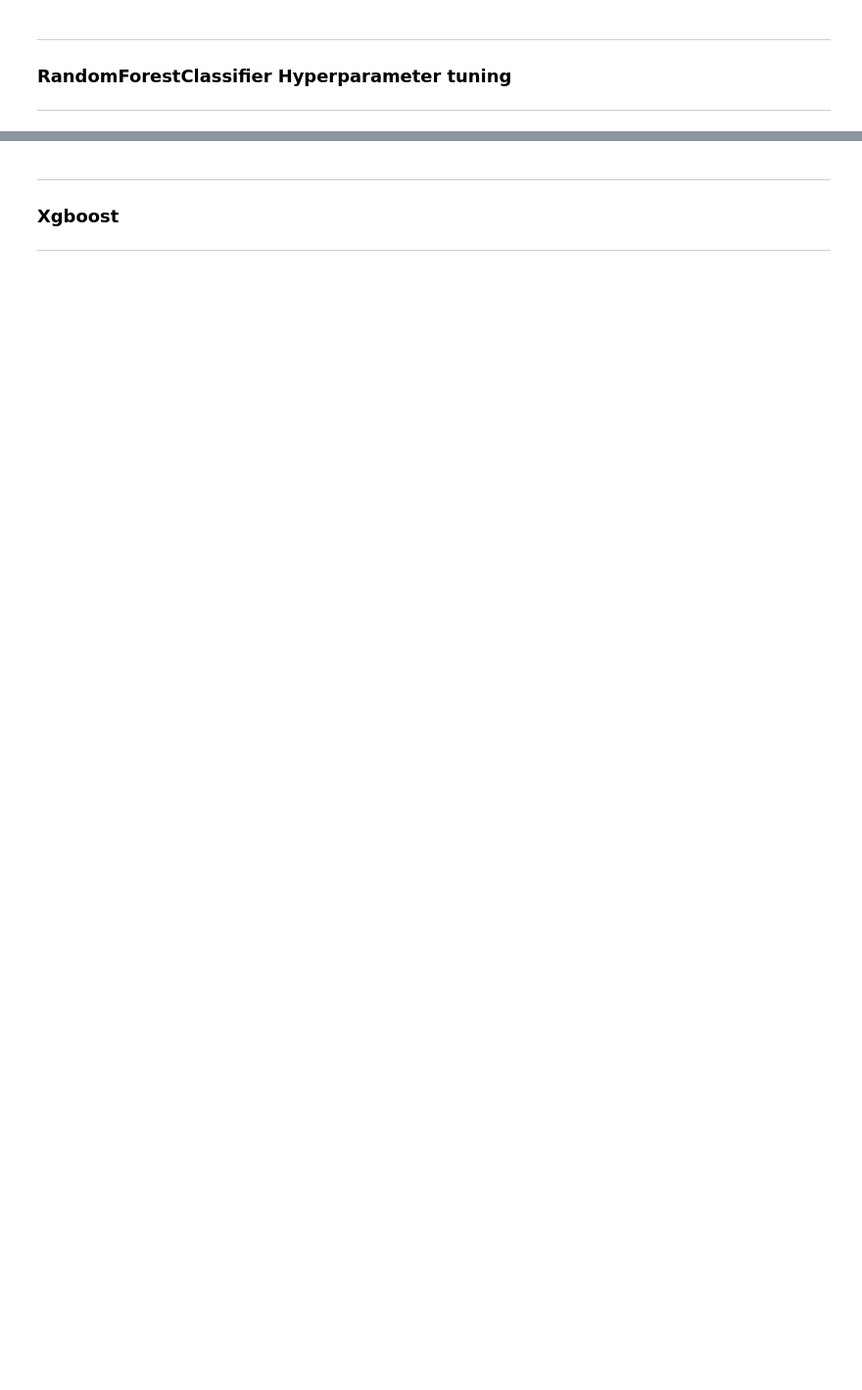
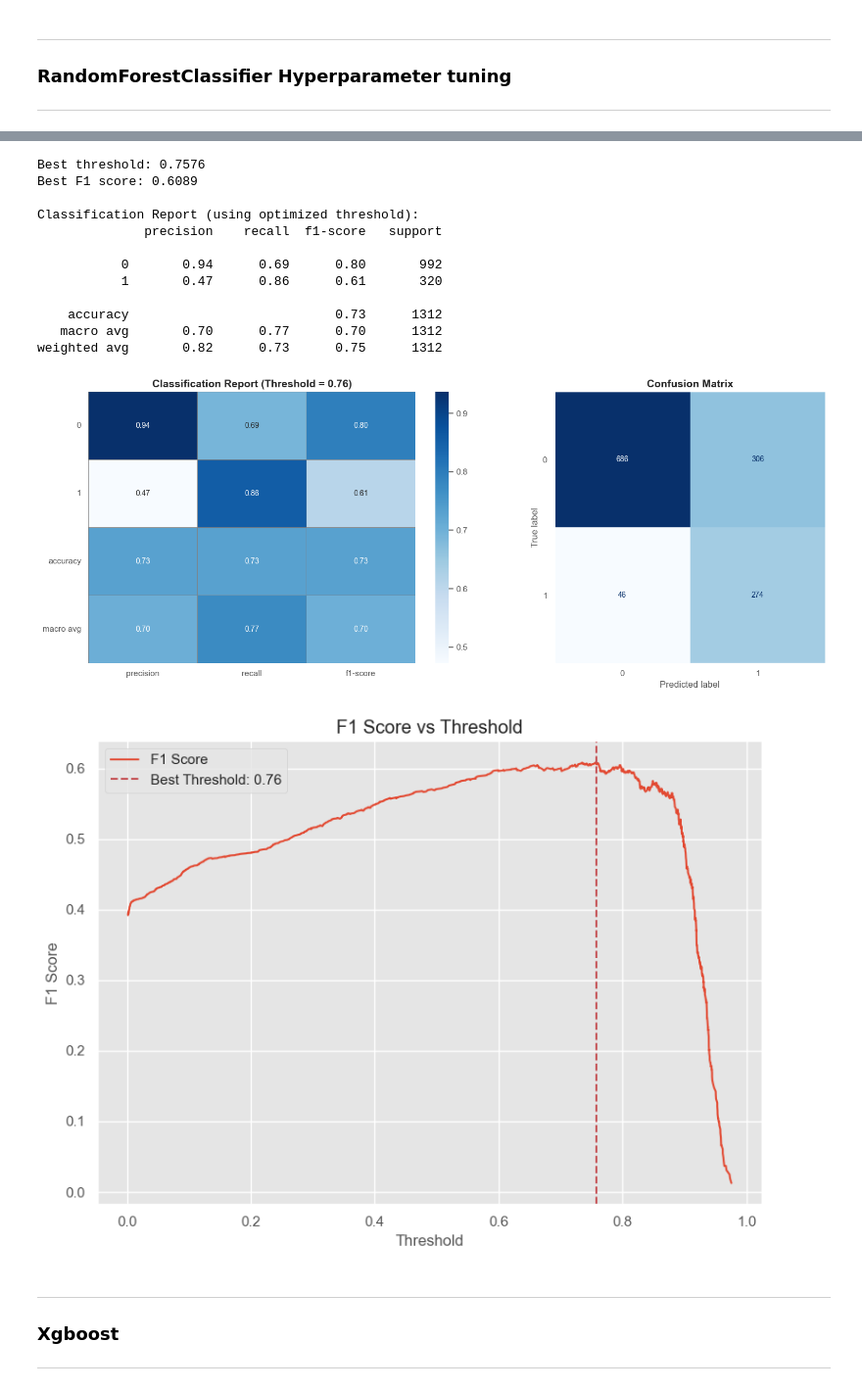
Before and after one commit to Guyfawkesp/Stroke_prediction, a Jupyter notebook: Stroke_Prediction.ipynb, the cells around one changed output, grey strips where cells are left out. Shown at 98% size. Saved outputs shown, nothing was run; the diff lists cells and outputs as text; code cells hidden in the pictures; blank space fills up the shorter version.

```diff
--- a/Stroke_Prediction.ipynb
+++ b/Stroke_Prediction.ipynb
@@ -1150,33 +1196,50 @@ cm = confusion_matrix(y_test, y_pred_opt)
 
 # Create subplots (if not already created)
 fig, axes = plt.subplots(1, 2, figsize=(16, 6))
 
 # Classification Report Heatmap
 sns.heatmap(report_df.iloc[:-1, :-1], annot=True, cmap='Blues', fmt='.2f',
             ax=axes[0], linewidths=0.5, linecolor='gray')
 axes[0].set_title(f"Classification Report (Threshold = {best_threshold:.2f})", fontsize=14, fontweight='bold')
 axes[0].tick_params(axis='y', rotation=0)
 
 # Confusion Matrix
 disp = ConfusionMatrixDisplay(confusion_matrix=cm, display_labels=best_rf.classes_)
 disp.plot(cmap='Blues', ax=axes[1], colorbar=False)
 axes[1].set_title("Confusion Matrix", fontsize=14, fontweight='bold')
 axes[1].grid(False)
 
 plt.tight_layout()
 plt.savefig("data/classification_report_and_confusion_matrix_RandomForestClassifier_Tuned_SMOTE.png", dpi=300)
 plt.show()
 
 # Plot
 plt.figure(figsize=(8,6))
 plt.plot(thresholds, f1_scores, label="F1 Score")
 plt.axvline(best_threshold, color='r', linestyle='--', label=f'Best Threshold: {best_threshold:.2f}')
 plt.xlabel("Threshold")
 plt.ylabel("F1 Score")
 plt.title("F1 Score vs Threshold")
 plt.legend()
 plt.grid(True)
+plt.tight_layout()
+plt.savefig("data/F1_Score_RandomForestClassifier_Tuned_SMOTE.png", dpi=300)
 plt.show()
+# %% [output]
+Best threshold: 0.7576
+Best F1 score: 0.6089
+
+Classification Report (using optimized threshold):
+              precision    recall  f1-score   support
+
+           0       0.94      0.69      0.80       992
+           1       0.47      0.86      0.61       320
+
+    accuracy                           0.73      1312
+   macro avg       0.70      0.77      0.70      1312
+weighted avg       0.82      0.73      0.75      1312
+[figure, added]
+[figure, added]
 # %% [markdown]
 ---
 ### Xgboost
```
Also changed, not shown: parts of 8 cells of this notebook, 4 other files.
